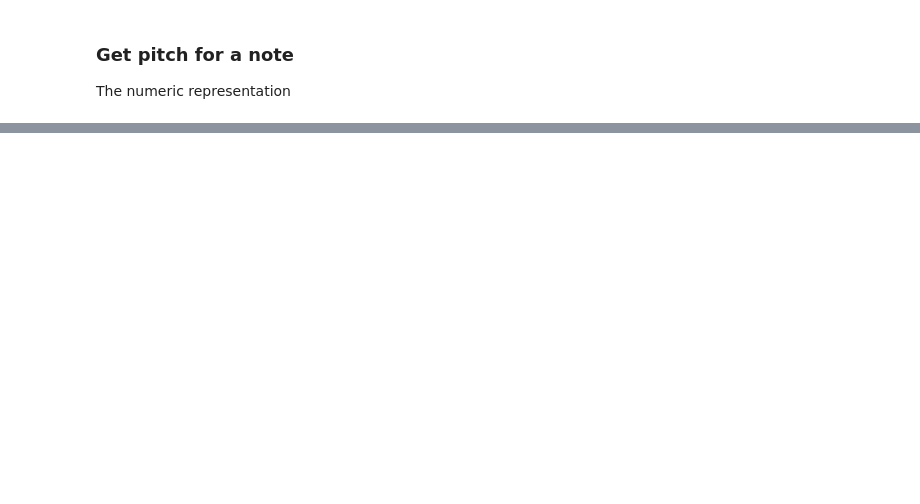
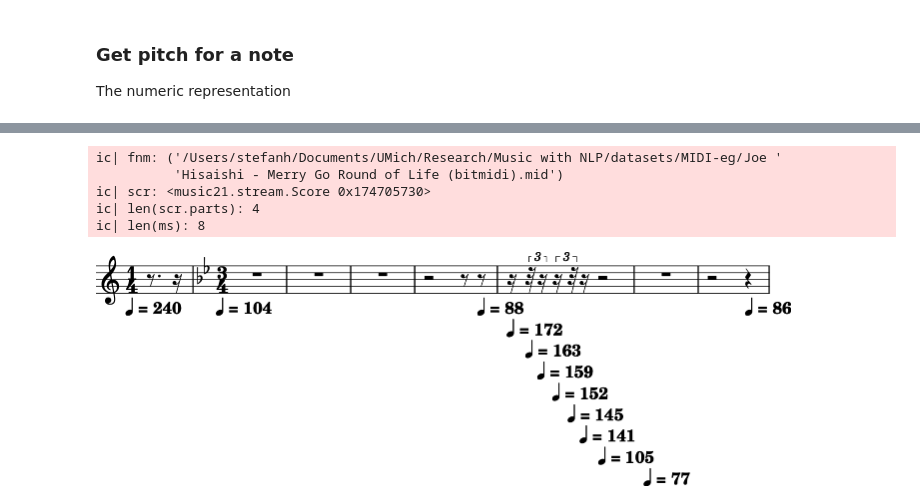
Before and after one commit to StefanHeng/Symbolic-Music-Generation, a Jupyter notebook: explore_package/explore_mxl_processing.ipynb, the cells around one changed output, grey strips where cells are left out. Cells and saved outputs as stored; diff of their text form; code cells hidden in the pictures; blank space fills up the shorter version.

```diff
--- a/explore_package/explore_mxl_processing.ipynb
+++ b/explore_package/explore_mxl_processing.ipynb
@@ -327,0 +337,17 @@ ic| p.midi: 70
+# %%
+fnm = eg_songs(k='Merry Go Round', fmt='MIDI')
+ic(fnm)
+
+scr = music21.converter.parse(fnm)
+ic(scr)
+ic(len(scr.parts))
+ms = scr.parts[0].measures(numberStart=0, numberEnd=8)
+ic(len(ms))  # End exclusive
+ms.show()
+# %% [output]
+ic| fnm: ('/Users/stefanh/Documents/UMich/Research/Music with NLP/datasets/MIDI-eg/Joe '
+          'Hisaishi - Merry Go Round of Life (bitmidi).mid')
+ic| scr: <music21.stream.Score 0x174705730>
+ic| len(scr.parts): 4
+ic| len(ms): 8
+[figure, added]
```
Also changed, not shown: parts of 15 cells of this notebook, 7 other files.
